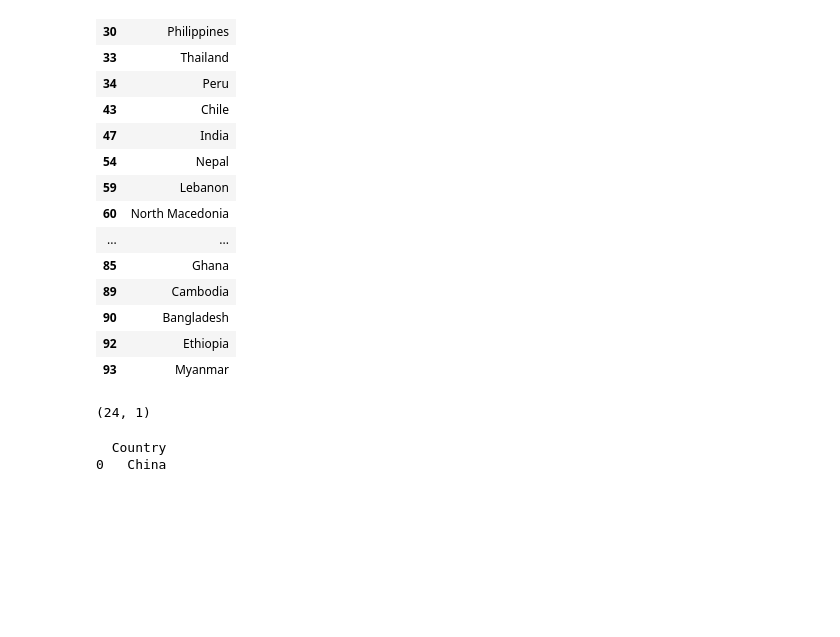
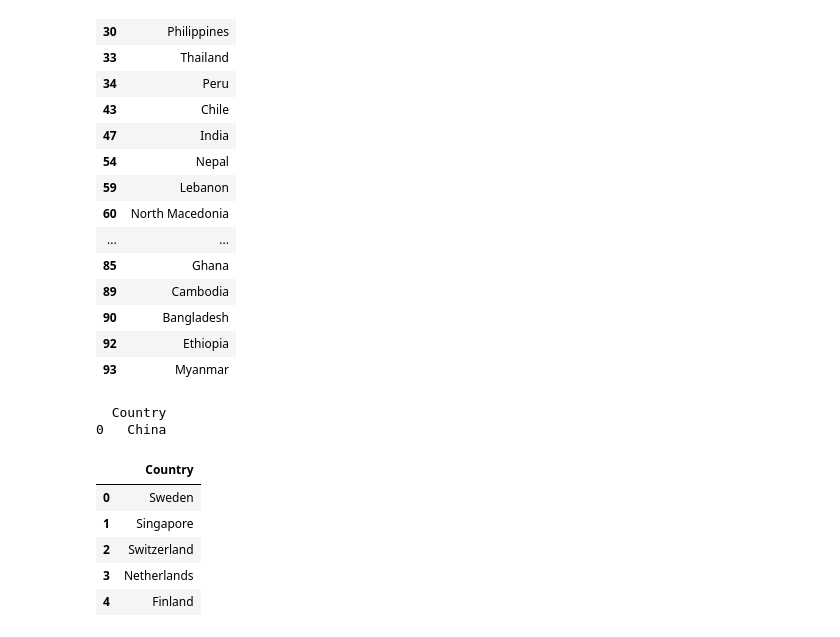
Before and after one commit to KenatSF/Electricity_Consumption, a Jupyter notebook: Exploratory_Analysis_1.ipynb, the cells around one changed output. Drawn from its saved outputs; the diff is of its cells as text; code cells hidden in the pictures; blank space fills up the shorter version.

```diff
--- a/Exploratory_Analysis_1.ipynb
+++ b/Exploratory_Analysis_1.ipynb
@@ -7,7 +7,8 @@ plt.rcParams['figure.dpi'] = 200
 # %%
 df = pd.read_csv("data/Innovation_and_Pollution_Data.csv", encoding = "ISO-8859-1", engine='python')
 # %%
-df[df.columns.difference(['Country'])].describe()
+df_basic_stats = df[df.columns.difference(['Country'])].describe()
+df_basic_stats
 # %% [output]
 |  | Business_Sophistication | Creative_output | Global_innovation_indices | Humain_capital_and_Research | Infrastructures | ... |
 | count | 94.000000 | 94.000000 | 94.000000 | 94.000000 | 94.000000 | ... |
@@ -81,4 +82,7 @@ df_correlated.describe()
 | max | 1.000000 | 1.000000 | 1.000000 | 1.000000 | 1.000000 | ... |
 # %% [markdown]
 # Exploring variables
+# %%
+half_q3_Global_innovation_indices = (df_basic_stats.Global_innovation_indices.loc['75%'] + df_basic_stats.Global_innovation_indices.loc['max'])/2
+half_q3_Business_Sophistication = (df_basic_stats.Business_Sophistication.loc['75%'] + df_basic_stats.Business_Sophistication.loc['max'])/2
 # %%
@@ -127,13 +129,21 @@ df_contaminant
 | 90 | Bangladesh |
 | 92 | Ethiopia |
 | 93 | Myanmar |
-# %%
-df_contaminant.shape
-# %% [output]
-(24, 1)
 # %%
 int_df = pd.merge(df_advanced, df_contaminant, how ='inner', on =['Country', 'Country'])
 print(int_df)
 # %% [output]
   Country
 0   China
+# %%
+df_advanced = df.loc[(df.Global_innovation_indices > half_q3_Global_innovation_indices)
+                     &
+                     (half_q3_Business_Sophistication < df.Business_Sophistication), ['Country']]
+df_advanced
+# %% [output]
+|  | Country |
+| 0 | Sweden |
+| 1 | Singapore |
+| 2 | Switzerland |
+| 3 | Netherlands |
+| 4 | Finland |
```
Also changed, not shown: parts of 2 cells of this notebook, 2 other files.
